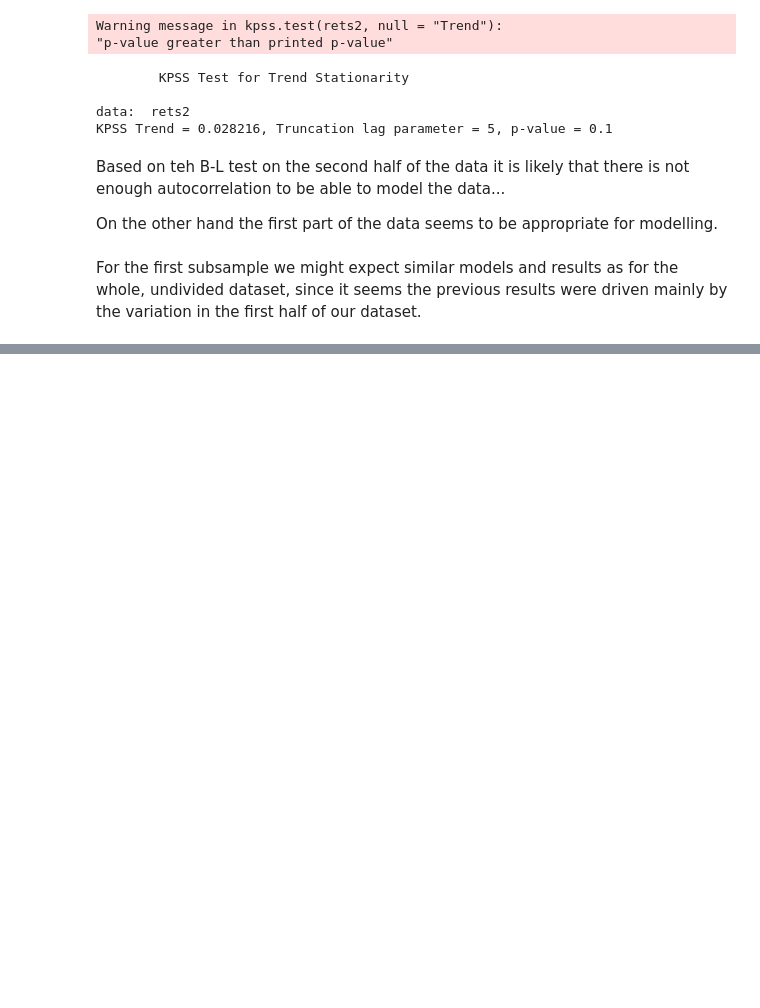
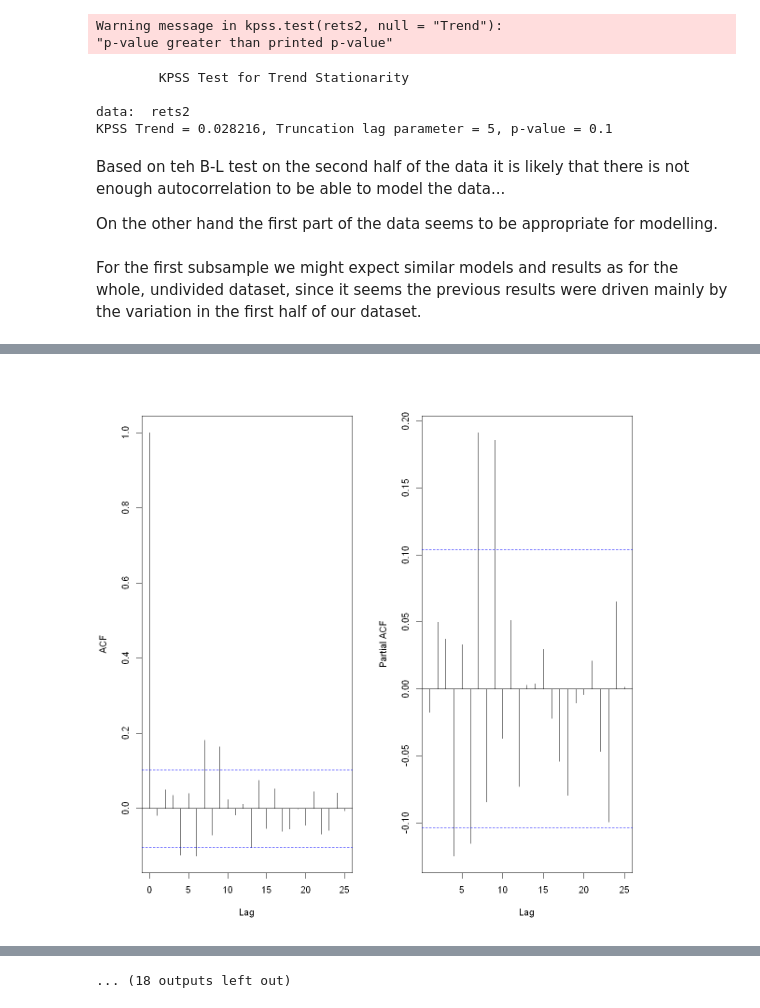
Before and after one commit to hawk-s/Financial_Econometrics, a Jupyter notebook: HA2/HA2_P2.ipynb, the cells around one changed output, grey strips where cells are left out. Cells and saved outputs as stored; diff of their text form; code cells hidden in the pictures; blank space fills up the shorter version.

```diff
--- a/HA2/HA2_P2.ipynb
+++ b/HA2/HA2_P2.ipynb
@@ -723,3 +723,81 @@ Based on teh B-L test on the second half of the data it is likely that there is
 On the other hand the first part of the data seems to be appropriate for modelling.
 # %% [markdown]
 For the first subsample we might expect similar models and results as for the whole, undivided dataset, since it seems the previous results were driven mainly by the variation in the first half of our dataset.
+# %%
+# ar2
+library(forecast)
+rets1_ar2 <- Arima(rets1, order = c(2, 0, 0))
+summary (rets1_ar2)
+
+par(mfrow = c(1, 2))
+acf(rets1_ar2$residuals, main = NA)
+pacf(rets1_ar2$residuals, main = NA)
+
+
+Box.test(rets1_ar2$residuals, type = "Ljung-Box", lag = 1)
+Box.test(rets1_ar2$residuals, type = "Ljung-Box", lag = 4)
+Box.test(rets1_ar2$residuals, type = "Ljung-Box", lag = 8)
+Box.test(rets1_ar2$residuals, type = "Ljung-Box", lag = 12)
+
+
+# ar4
+library(forecast)
+rets1_ar4 <- Arima(rets1, order = c(4, 0, 0))
+summary (rets1_ar4)
+
+par(mfrow = c(1, 2))
+acf(rets1_ar4$residuals, main = NA)
+pacf(rets1_ar4$residuals, main = NA)
+
+Box.test(rets1_ar4$residuals, type = "Ljung-Box", lag = 1)
+Box.test(rets1_ar4$residuals, type = "Ljung-Box", lag = 4)
+Box.test(rets1_ar4$residuals, type = "Ljung-Box", lag = 8)
+Box.test(rets1_ar4$residuals, type = "Ljung-Box", lag = 12)
+
+
+
+# ar7
+library(forecast)
+rets1_ar7 <- Arima(rets1, order = c(7, 0, 0))
+summary (rets1_ar7)
+
+par(mfrow = c(1, 2))
+acf(rets1_ar7$residuals, main = NA)
+pacf(rets1_ar7$residuals, main = NA)
+
+Box.test(rets1_ar7$residuals, type = "Ljung-Box", lag = 1)
+Box.test(rets1_ar7$residuals, type = "Ljung-Box", lag = 4)
+Box.test(rets1_ar7$residuals, type = "Ljung-Box", lag = 8)
+Box.test(rets1_ar7$residuals, type = "Ljung-Box", lag = 12)
+
+
+# ar9
+library(forecast)
+rets1_ar9 <- Arima(rets1, order = c(9, 0, 0))
+summary (rets1_ar9)
+
+par(mfrow = c(1, 2))
+acf(rets1_ar9$residuals, main = NA)
+pacf(rets1_ar9$residuals, main = NA)
+
+Box.test(rets1_ar9$residuals, type = "Ljung-Box", lag = 1)
+Box.test(rets1_ar9$residuals, type = "Ljung-Box", lag = 4)
+Box.test(rets1_ar9$residuals, type = "Ljung-Box", lag = 8)
+Box.test(rets1_ar9$residuals, type = "Ljung-Box", lag = 12)
+
+
+
+# ma1
+library(forecast)
+rets1_ma1 <- Arima(rets1, order = c(0, 0, 1))
+summary (rets1_ma1)
+
+par(mfrow = c(1, 2))
+acf(rets1_ma1$residuals, main = NA)
+pacf(rets1_ma1$residuals, main = NA)
+
+Box.test(rets1_ma1$residuals, type = "Ljung-Box", lag = 1)
+Box.test(rets1_ma1$residuals, type = "Ljung-Box", lag = 4)
+Box.test(rets1_ma1$residuals, type = "Ljung-Box", lag = 8)
+Box.test(rets1_ma1$residuals, type = "Ljung-Box", lag = 12)
+# %% [output]
@@ -725,0 +852 @@ For the first subsample we might expect similar models and results as for the wh
+[figure, added]
@@ -725,0 +885 @@ For the first subsample we might expect similar models and results as for the wh
+... (18 outputs left out)
```
Also changed, not shown: parts of 7 cells of this notebook.
